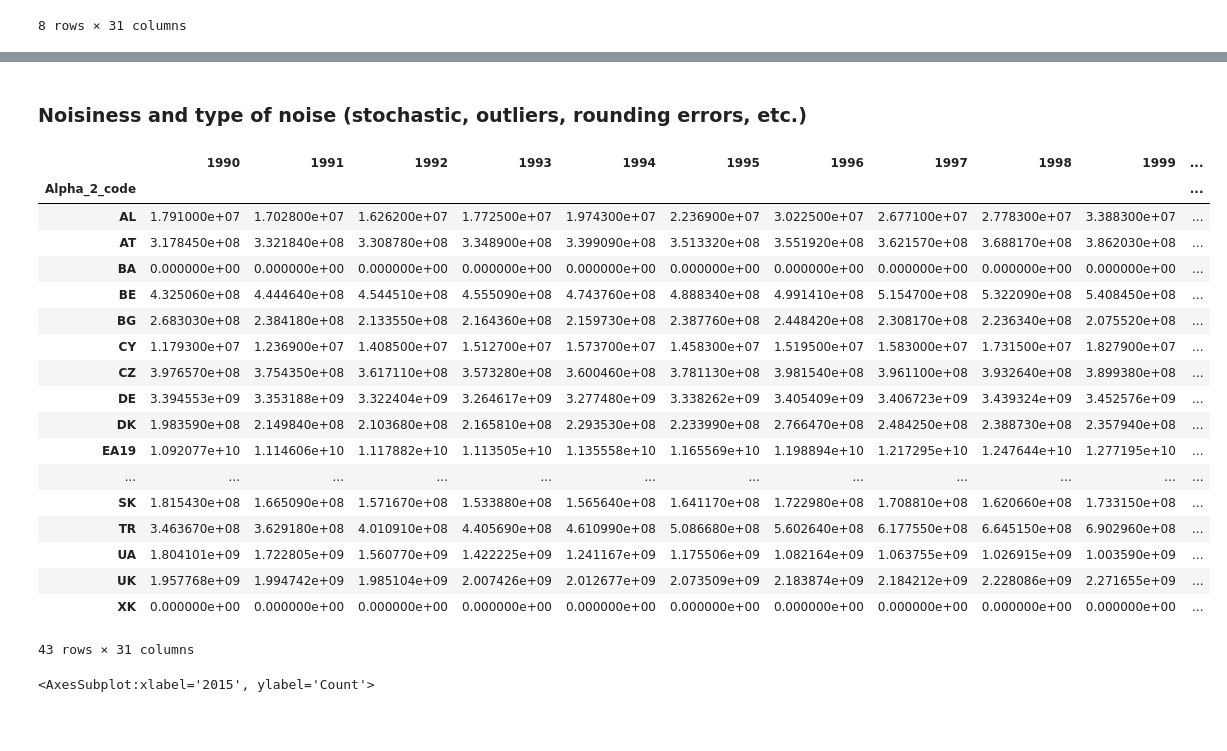
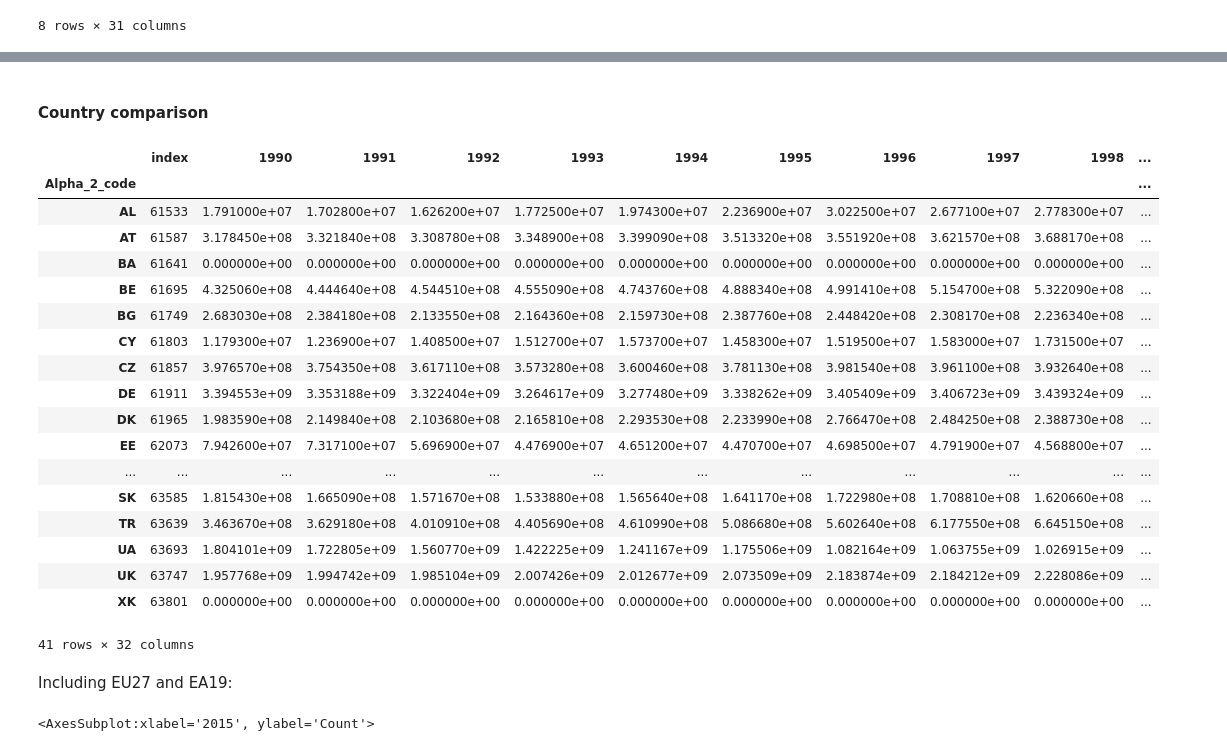
Before and after one commit to SinanSeyhan/green-electricity-project, a Jupyter notebook: notebooks/armin_data_analysis_consumption.ipynb, the cells around one changed output, grey strips where cells are left out. Cells and saved outputs as stored; diff of their text form; code cells hidden in the pictures; blank space fills up the shorter version.

Commit message:
Analyzed Consumption data

```diff
--- a/notebooks/armin_data_analysis_consumption.ipynb
+++ b/notebooks/armin_data_analysis_consumption.ipynb
@@ -226,3 +228,6 @@ consumption_df_float_complete.describe()
 | 75% | 3.533000e+06 | 3.435250e+06 | 3.319000e+06 | 3.160500e+06 | 3.243750e+06 | 3.367000e+06 | 3.469750e+06 | 3.524500e+06 | 3.603250e+06 | 3.688250e+06 | ... | ... |
 | max | 2.275282e+09 | 2.316882e+09 | 2.303093e+09 | 2.303271e+09 | 2.340448e+09 | 2.409567e+09 | 2.495066e+09 | 2.506433e+09 | 2.560071e+09 | 2.586563e+09 | ... | ... |
 8 rows × 31 columns
+# %%
+consumption_df_float_complete_only_countries = consumption_df_float_complete.reset_index()[~consumption_df_float_complete.reset_index()['Alpha_2_code'].isin(['EA19', 'EU27_2020'])]
+consumption_df_float_complete_only_countries
@@ -229,28 +347,30 @@ consumption_df_float_complete.describe()
 # %% [markdown]
-### Noisiness and type of noise (stochastic, outliers, rounding errors, etc.)
+#### Country comparison
 # %%
-consumption_df_country_sums = consumption_df_float_complete.groupby('Alpha_2_code').sum()
+consumption_df_country_sums = consumption_df_float_complete_only_countries.groupby('Alpha_2_code').sum()
 consumption_df_country_sums
 # %% [output]
-|  | 1990 | 1991 | 1992 | 1993 | 1994 | 1995 | 1996 | 1997 | 1998 | 1999 | ... |
+|  | index | 1990 | 1991 | 1992 | 1993 | 1994 | 1995 | 1996 | 1997 | 1998 | ... |
 | Alpha_2_code |  |  |  |  |  |  |  |  |  |  | ... |
-| AL | 1.791000e+07 | 1.702800e+07 | 1.626200e+07 | 1.772500e+07 | 1.974300e+07 | 2.236900e+07 | 3.022500e+07 | 2.677100e+07 | 2.778300e+07 | 3.388300e+07 | ... |
-| AT | 3.178450e+08 | 3.321840e+08 | 3.308780e+08 | 3.348900e+08 | 3.399090e+08 | 3.513320e+08 | 3.551920e+08 | 3.621570e+08 | 3.688170e+08 | 3.862030e+08 | ... |
-| BA | 0.000000e+00 | 0.000000e+00 | 0.000000e+00 | 0.000000e+00 | 0.000000e+00 | 0.000000e+00 | 0.000000e+00 | 0.000000e+00 | 0.000000e+00 | 0.000000e+00 | ... |
-| BE | 4.325060e+08 | 4.444640e+08 | 4.544510e+08 | 4.555090e+08 | 4.743760e+08 | 4.888340e+08 | 4.991410e+08 | 5.154700e+08 | 5.322090e+08 | 5.408450e+08 | ... |
-| BG | 2.683030e+08 | 2.384180e+08 | 2.133550e+08 | 2.164360e+08 | 2.159730e+08 | 2.387760e+08 | 2.448420e+08 | 2.308170e+08 | 2.236340e+08 | 2.075520e+08 | ... |
-| CY | 1.179300e+07 | 1.236900e+07 | 1.408500e+07 | 1.512700e+07 | 1.573700e+07 | 1.458300e+07 | 1.519500e+07 | 1.583000e+07 | 1.731500e+07 | 1.827900e+07 | ... |
-| CZ | 3.976570e+08 | 3.754350e+08 | 3.617110e+08 | 3.573280e+08 | 3.600460e+08 | 3.781130e+08 | 3.981540e+08 | 3.961100e+08 | 3.932640e+08 | 3.899380e+08 | ... |
-| DE | 3.394553e+09 | 3.353188e+09 | 3.322404e+09 | 3.264617e+09 | 3.277480e+09 | 3.338262e+09 | 3.405409e+09 | 3.406723e+09 | 3.439324e+09 | 3.452576e+09 | ... |
-| DK | 1.983590e+08 | 2.149840e+08 | 2.103680e+08 | 2.165810e+08 | 2.293530e+08 | 2.233990e+08 | 2.766470e+08 | 2.484250e+08 | 2.388730e+08 | 2.357940e+08 | ... |
-| EA19 | 1.092077e+10 | 1.114606e+10 | 1.117882e+10 | 1.113505e+10 | 1.135558e+10 | 1.165569e+10 | 1.198894e+10 | 1.217295e+10 | 1.247644e+10 | 1.277195e+10 | ... |
+| AL | 61533 | 1.791000e+07 | 1.702800e+07 | 1.626200e+07 | 1.772500e+07 | 1.974300e+07 | 2.236900e+07 | 3.022500e+07 | 2.677100e+07 | 2.778300e+07 | ... |
+| AT | 61587 | 3.178450e+08 | 3.321840e+08 | 3.308780e+08 | 3.348900e+08 | 3.399090e+08 | 3.513320e+08 | 3.551920e+08 | 3.621570e+08 | 3.688170e+08 | ... |
+| BA | 61641 | 0.000000e+00 | 0.000000e+00 | 0.000000e+00 | 0.000000e+00 | 0.000000e+00 | 0.000000e+00 | 0.000000e+00 | 0.000000e+00 | 0.000000e+00 | ... |
+| BE | 61695 | 4.325060e+08 | 4.444640e+08 | 4.544510e+08 | 4.555090e+08 | 4.743760e+08 | 4.888340e+08 | 4.991410e+08 | 5.154700e+08 | 5.322090e+08 | ... |
+| BG | 61749 | 2.683030e+08 | 2.384180e+08 | 2.133550e+08 | 2.164360e+08 | 2.159730e+08 | 2.387760e+08 | 2.448420e+08 | 2.308170e+08 | 2.236340e+08 | ... |
+| CY | 61803 | 1.179300e+07 | 1.236900e+07 | 1.408500e+07 | 1.512700e+07 | 1.573700e+07 | 1.458300e+07 | 1.519500e+07 | 1.583000e+07 | 1.731500e+07 | ... |
+| CZ | 61857 | 3.976570e+08 | 3.754350e+08 | 3.617110e+08 | 3.573280e+08 | 3.600460e+08 | 3.781130e+08 | 3.981540e+08 | 3.961100e+08 | 3.932640e+08 | ... |
+| DE | 61911 | 3.394553e+09 | 3.353188e+09 | 3.322404e+09 | 3.264617e+09 | 3.277480e+09 | 3.338262e+09 | 3.405409e+09 | 3.406723e+09 | 3.439324e+09 | ... |
+| DK | 61965 | 1.983590e+08 | 2.149840e+08 | 2.103680e+08 | 2.165810e+08 | 2.293530e+08 | 2.233990e+08 | 2.766470e+08 | 2.484250e+08 | 2.388730e+08 | ... |
+| EE | 62073 | 7.942600e+07 | 7.317100e+07 | 5.696900e+07 | 4.476900e+07 | 4.651200e+07 | 4.470700e+07 | 4.698500e+07 | 4.791900e+07 | 4.568800e+07 | ... |
 | ... | ... | ... | ... | ... | ... | ... | ... | ... | ... | ... | ... |
-| SK | 1.815430e+08 | 1.665090e+08 | 1.571670e+08 | 1.533880e+08 | 1.565640e+08 | 1.641170e+08 | 1.722980e+08 | 1.708810e+08 | 1.620660e+08 | 1.733150e+08 | ... |
-| TR | 3.463670e+08 | 3.629180e+08 | 4.010910e+08 | 4.405690e+08 | 4.610990e+08 | 5.086680e+08 | 5.602640e+08 | 6.177550e+08 | 6.645150e+08 | 6.902960e+08 | ... |
-| UA | 1.804101e+09 | 1.722805e+09 | 1.560770e+09 | 1.422225e+09 | 1.241167e+09 | 1.175506e+09 | 1.082164e+09 | 1.063755e+09 | 1.026915e+09 | 1.003590e+09 | ... |
-| UK | 1.957768e+09 | 1.994742e+09 | 1.985104e+09 | 2.007426e+09 | 2.012677e+09 | 2.073509e+09 | 2.183874e+09 | 2.184212e+09 | 2.228086e+09 | 2.271655e+09 | ... |
-| XK | 0.000000e+00 | 0.000000e+00 | 0.000000e+00 | 0.000000e+00 | 0.000000e+00 | 0.000000e+00 | 0.000000e+00 | 0.000000e+00 | 0.000000e+00 | 0.000000e+00 | ... |
+| SK | 63585 | 1.815430e+08 | 1.665090e+08 | 1.571670e+08 | 1.533880e+08 | 1.565640e+08 | 1.641170e+08 | 1.722980e+08 | 1.708810e+08 | 1.620660e+08 | ... |
+| TR | 63639 | 3.463670e+08 | 3.629180e+08 | 4.010910e+08 | 4.405690e+08 | 4.610990e+08 | 5.086680e+08 | 5.602640e+08 | 6.177550e+08 | 6.645150e+08 | ... |
+| UA | 63693 | 1.804101e+09 | 1.722805e+09 | 1.560770e+09 | 1.422225e+09 | 1.241167e+09 | 1.175506e+09 | 1.082164e+09 | 1.063755e+09 | 1.026915e+09 | ... |
+| UK | 63747 | 1.957768e+09 | 1.994742e+09 | 1.985104e+09 | 2.007426e+09 | 2.012677e+09 | 2.073509e+09 | 2.183874e+09 | 2.184212e+09 | 2.228086e+09 | ... |
+| XK | 63801 | 0.000000e+00 | 0.000000e+00 | 0.000000e+00 | 0.000000e+00 | 0.000000e+00 | 0.000000e+00 | 0.000000e+00 | 0.000000e+00 | 0.000000e+00 | ... |
-43 rows × 31 columns
+41 rows × 32 columns
+# %% [markdown]
+Including EU27 and EA19:
 # %%
 fig, ax = plt.subplots(figsize=(10,5))
 sns.histplot(consumption_df_country_sums['2015'])
```
Also changed, not shown: parts of 73 cells of this notebook.
